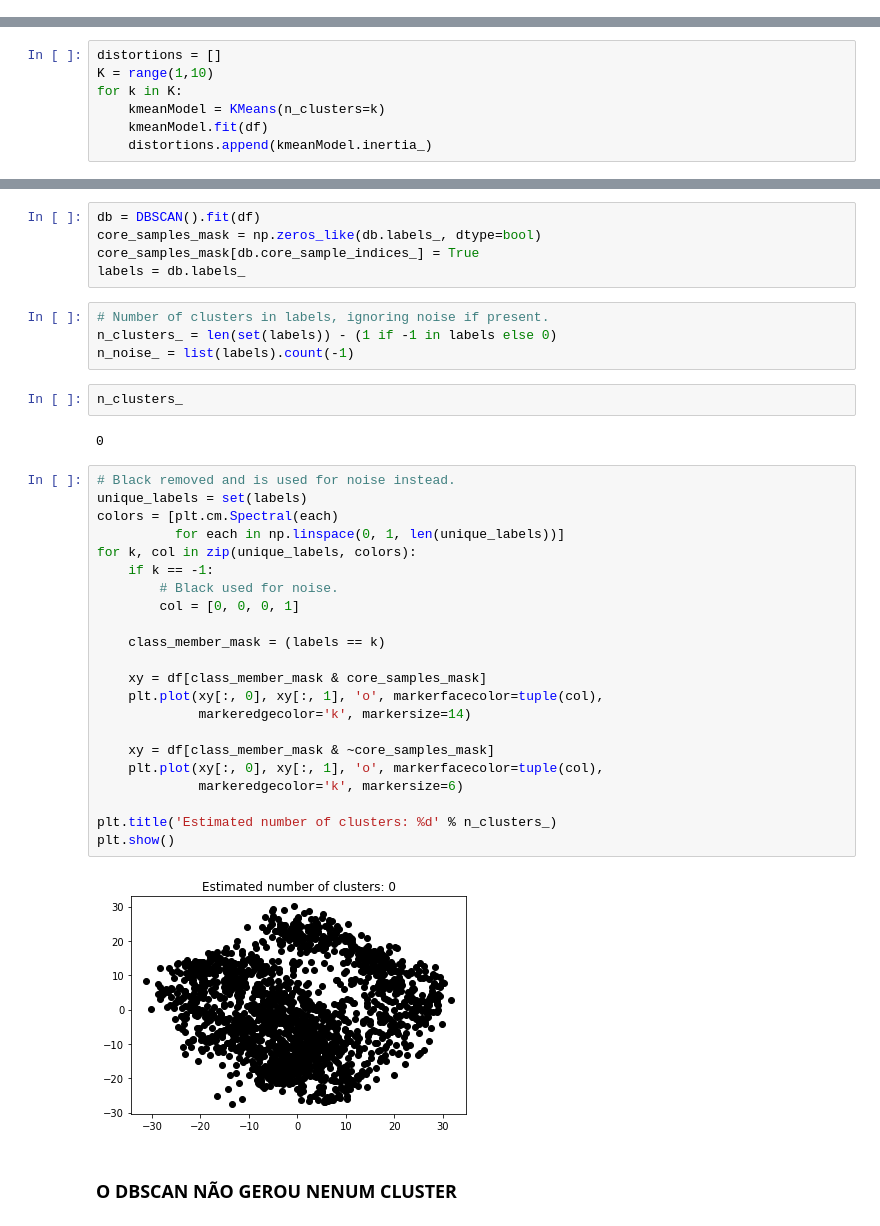
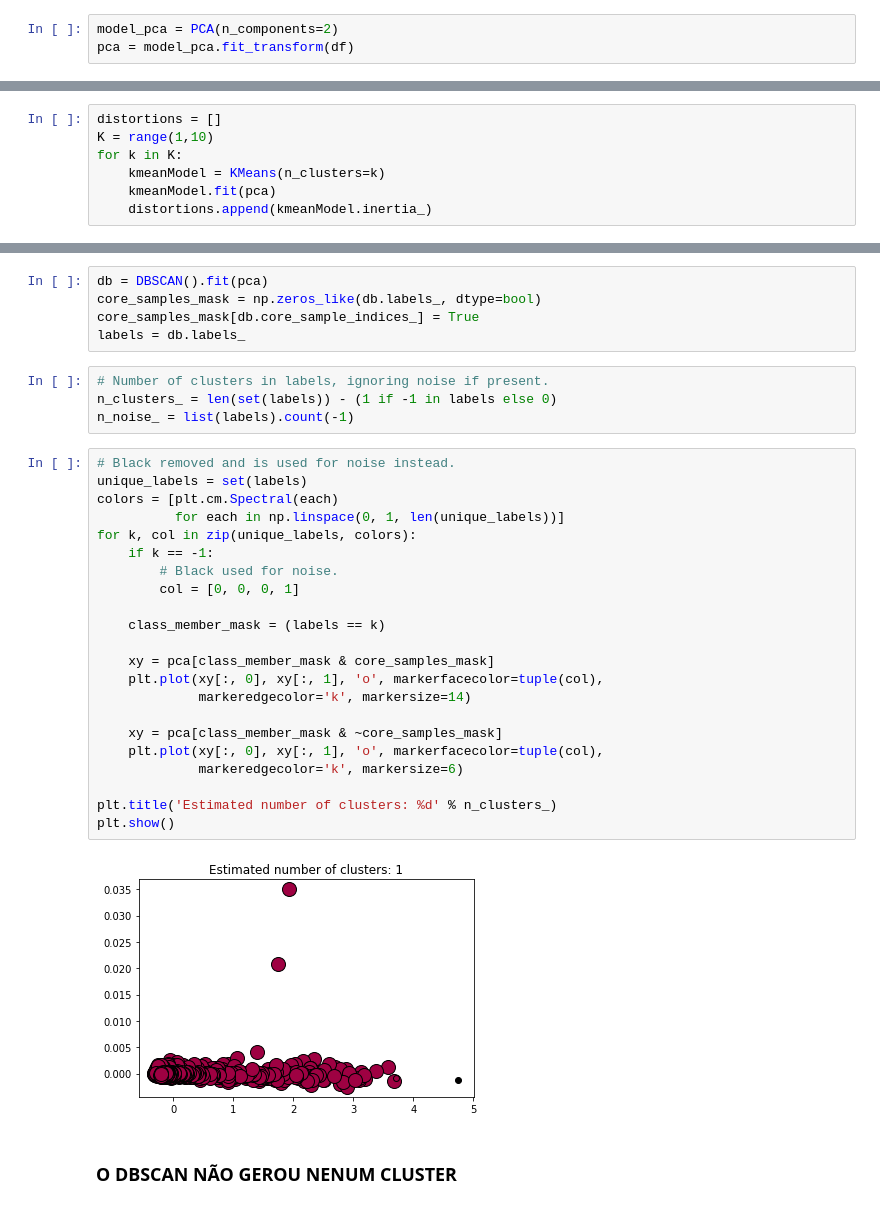
Before and after one commit to brunno-oliveira/algorithms, a Jupyter notebook: ufpr/topicos_ia/text_mining.ipynb, the cells around one changed output, grey strips where cells are left out. Saved outputs shown, nothing was run; the diff lists cells and outputs as text.

```diff
--- a/ufpr/topicos_ia/text_mining.ipynb
+++ b/ufpr/topicos_ia/text_mining.ipynb
@@ -263,0 +234,3 @@ array([-60.73060116, -60.53918546,  60.71569025, ..., -60.71772279,
+# %%
+model_pca = PCA(n_components=2)
+pca = model_pca.fit_transform(df)
@@ -284,7 +270,7 @@ distortions = []
 K = range(1,10)
 for k in K:
     kmeanModel = KMeans(n_clusters=k)
-    kmeanModel.fit(df)
+    kmeanModel.fit(pca)
     distortions.append(kmeanModel.inertia_)
 # %%
 plt.figure(figsize=(16,8))
@@ -313,7 +297,7 @@ plt.show()
 # %%
  from sklearn.cluster import DBSCAN
 # %%
-db = DBSCAN().fit(df)
+db = DBSCAN().fit(pca)
 core_samples_mask = np.zeros_like(db.labels_, dtype=bool)
 core_samples_mask[db.core_sample_indices_] = True
 labels = db.labels_
@@ -321,33 +305,29 @@ labels = db.labels_
 # Number of clusters in labels, ignoring noise if present.
 n_clusters_ = len(set(labels)) - (1 if -1 in labels else 0)
 n_noise_ = list(labels).count(-1)
-# %%
-n_clusters_
-# %% [output]
-0
 # %%
 # Black removed and is used for noise instead.
 unique_labels = set(labels)
 colors = [plt.cm.Spectral(each)
           for each in np.linspace(0, 1, len(unique_labels))]
 for k, col in zip(unique_labels, colors):
     if k == -1:
         # Black used for noise.
         col = [0, 0, 0, 1]
 
     class_member_mask = (labels == k)
 
-    xy = df[class_member_mask & core_samples_mask]
+    xy = pca[class_member_mask & core_samples_mask]
     plt.plot(xy[:, 0], xy[:, 1], 'o', markerfacecolor=tuple(col),
              markeredgecolor='k', markersize=14)
 
-    xy = df[class_member_mask & ~core_samples_mask]
+    xy = pca[class_member_mask & ~core_samples_mask]
     plt.plot(xy[:, 0], xy[:, 1], 'o', markerfacecolor=tuple(col),
              markeredgecolor='k', markersize=6)
 
 plt.title('Estimated number of clusters: %d' % n_clusters_)
 plt.show()
 # %% [output]
-[figure, old version]
+[figure, new version]
 # %% [markdown]
 ### O DBSCAN NÃO GEROU NENUM CLUSTER
```
Also changed, not shown: parts of 13 cells of this notebook.
